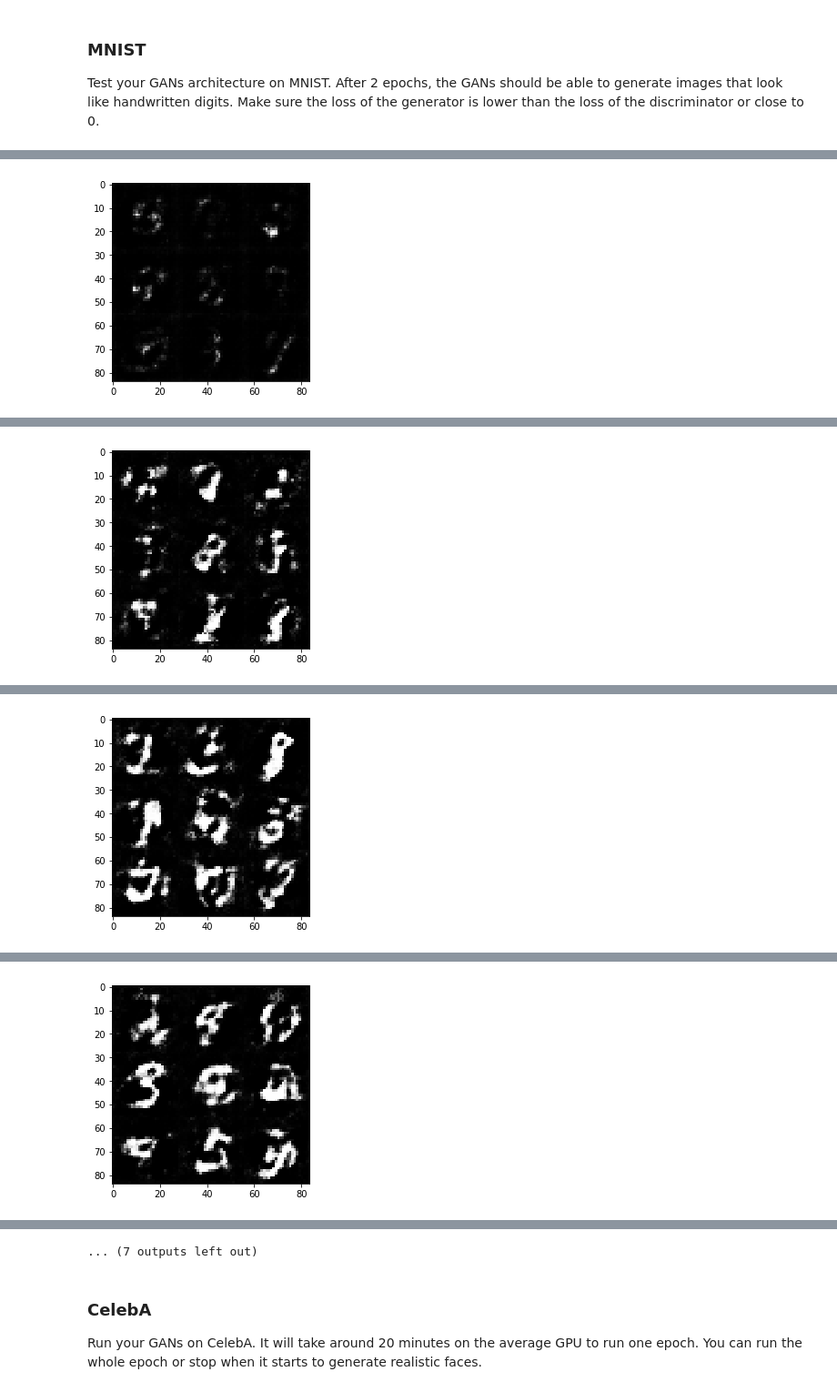
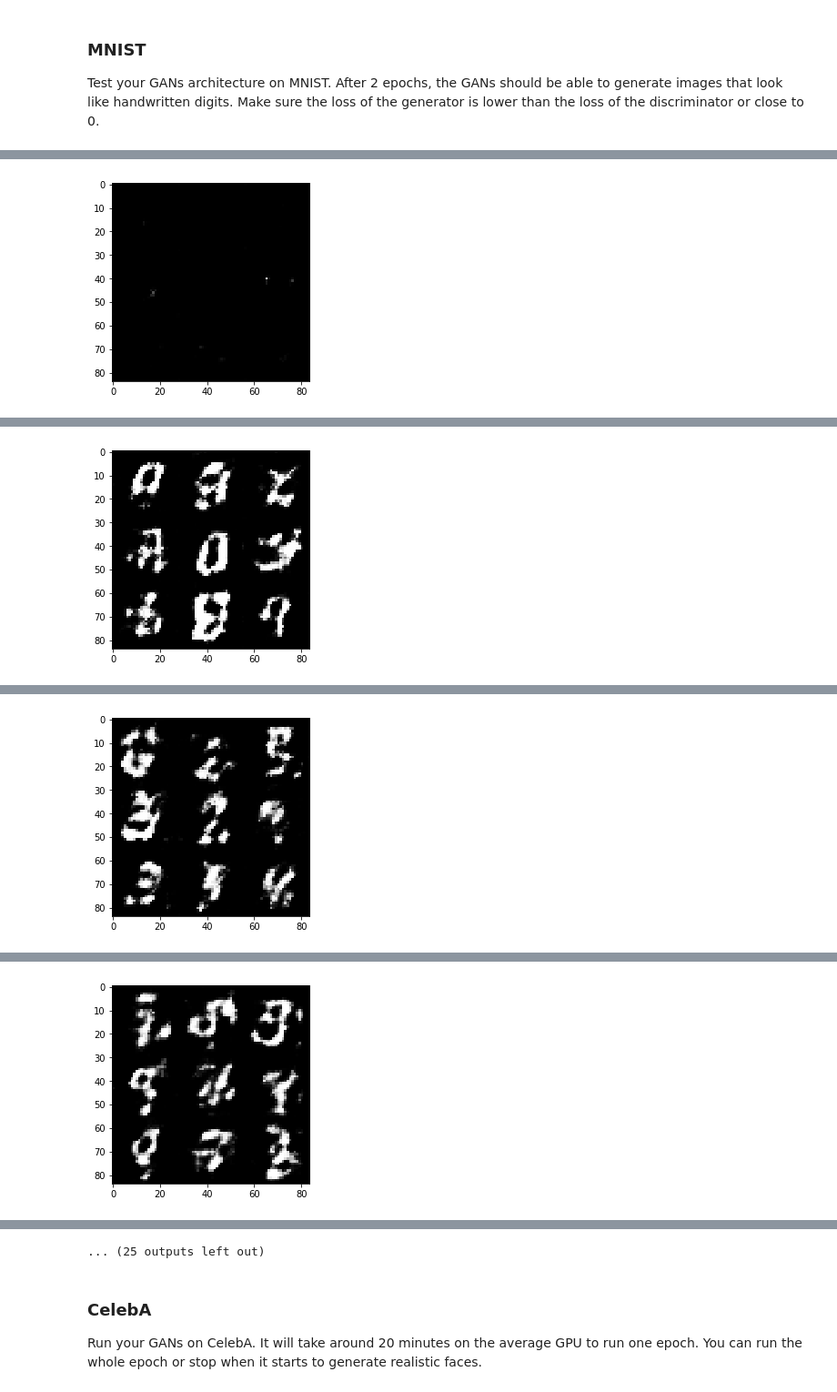
Before and after one commit to VenkatRepaka/deep-learning, a Jupyter notebook: face_generation/dlnd_face_generation.ipynb, the cells around one changed output, grey strips where cells are left out. Shown at 91% size. Saved outputs shown, nothing was run; the diff lists cells and outputs as text; code cells hidden in the pictures.

```diff
--- a/face_generation/dlnd_face_generation.ipynb
+++ b/face_generation/dlnd_face_generation.ipynb
@@ -184,21 +195,39 @@ def generator(z, out_channel_dim, is_train=True):
     """
     # TODO: Implement Function
     with tf.variable_scope('generator', reuse=not is_train):
+#         x1 = tf.layers.dense(z, 7*7*1024)
+
+#         x1 = tf.reshape(x1, (-1, 7, 7, 1024))
+#         x1 = tf.layers.batch_normalization(x1, training=is_train)
+#         x1 = tf.nn.dropout(x1, keep_prob=0.5)
+#         x1 = tf.maximum(x1*0.2, x1)
+        # 7x7x1024
+
         x1 = tf.layers.dense(z, 7*7*512)
+        x1 = tf.reshape(x1, (-1, 7, 7, 512))
+#         x2 = tf.layers.conv2d_transpose(x1, 512, 5, strides=2, padding='same',
+#                                            kernel_initializer=tf.contrib.layers.xavier_initializer())
+        x2 = tf.layers.batch_normalization(x1, training=is_train)
+        x2 = tf.nn.dropout(x2, keep_prob=0.5)
+        x2 = tf.maximum(x2*0.2, x2)
+        # 7x7x512
 
-        x1 = tf.reshape(x1, (-1, 7, 7, 512))
-        x1 = tf.layers.batch_normalization(x1, training=is_train)
-        x1 = tf.maximum(x1*0.2, x1)
+        x3 = tf.layers.conv2d_transpose(x2, 256, 5, strides=2, padding='same',
+                                           kernel_initializer=tf.contrib.layers.xavier_initializer())
+        x3 = tf.layers.batch_normalization(x3, training=is_train)
+        x3 = tf.nn.dropout(x3, keep_prob=0.5)
+        x3 = tf.maximum(x3*0.2, x3)
+        # 14x14x256
 
-        x2 = tf.layers.conv2d_transpose(x1, 256, 5, strides=2, padding='same')
-        x2 = tf.layers.batch_normalization(x2, training=is_train)
-        x2 = tf.maximum(x2*0.2, x2)
+        x4 = tf.layers.conv2d_transpose(x3, 128, 5, strides=2, padding='same',
+                                           kernel_initializer=tf.contrib.layers.xavier_initializer())
+        x4 = tf.layers.batch_normalization(x4, training=is_train)
+        x4 = tf.nn.dropout(x4, keep_prob=0.5)
+        x4 = tf.maximum(x4*0.2, x4)
+        # 28x28x128
 
-        x3 = tf.layers.conv2d_transpose(x2, 128, 5, strides=2, padding='same')
-        x3 = tf.layers.batch_normalization(x3, training=is_train)
-        x3 = tf.maximum(x3*0.2, x3)
-
-        logits = tf.layers.conv2d_transpose(x3, out_channel_dim, 5, strides=1, padding='same')
+        logits = tf.layers.conv2d_transpose(x4, out_channel_dim, 5, strides=1, padding='same',
+                                            kernel_initializer=tf.contrib.layers.xavier_initializer())
 
         out = tf.tanh(logits)
     return out
@@ -364,10 +394,10 @@ def train(epoch_count, batch_size, z_dim, learning_rate, beta1, get_batches, dat
 ### MNIST
 Test your GANs architecture on MNIST.  After 2 epochs, the GANs should be able to generate images that look like handwritten digits.  Make sure the loss of the generator is lower than the loss of the discriminator or close to 0.
 # %%
-batch_size = 128
+batch_size = 64
 z_dim = 100
 learning_rate = 0.0001
-beta1 = 0.2
+beta1 = 0.5
 
 
 """
@@ -404 +434 @@ Epoch 1/2... Discriminator Loss: 1.4472... Generator Loss: 0.7302
-[figure, old version]
+[figure, new version]
@@ -415 +445 @@ Epoch 1/2... Discriminator Loss: 1.2909... Generator Loss: 1.0055
-[figure, old version]
+[figure, new version]
@@ -426 +456 @@ Epoch 1/2... Discriminator Loss: 1.2753... Generator Loss: 0.6905
-[figure, old version]
+[figure, new version]
@@ -437 +467 @@ Epoch 2/2... Discriminator Loss: 1.2706... Generator Loss: 0.6633
-[figure, old version]
+[figure, new version]
@@ -449,4 +479,4 @@ Epoch 2/2... Discriminator Loss: 1.2182... Generator Loss: 1.1643
-... (7 outputs left out)
+... (25 outputs left out)
 # %% [markdown]
 ### CelebA
 Run your GANs on CelebA.  It will take around 20 minutes on the average GPU to run one epoch.  You can run the whole epoch or stop when it starts to generate realistic faces.
```
Also changed, not shown: parts of 4 cells of this notebook, 1 other file.
